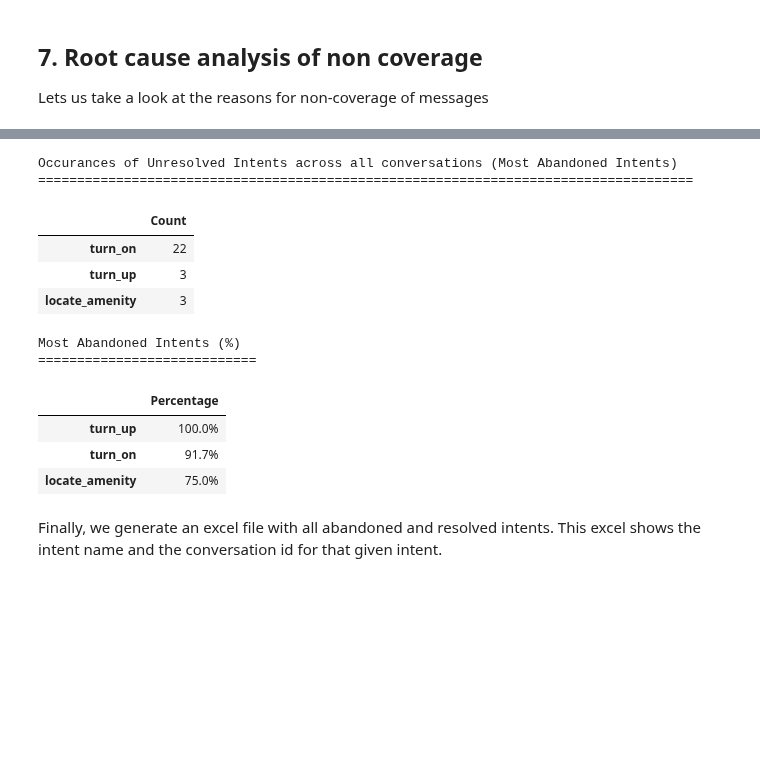
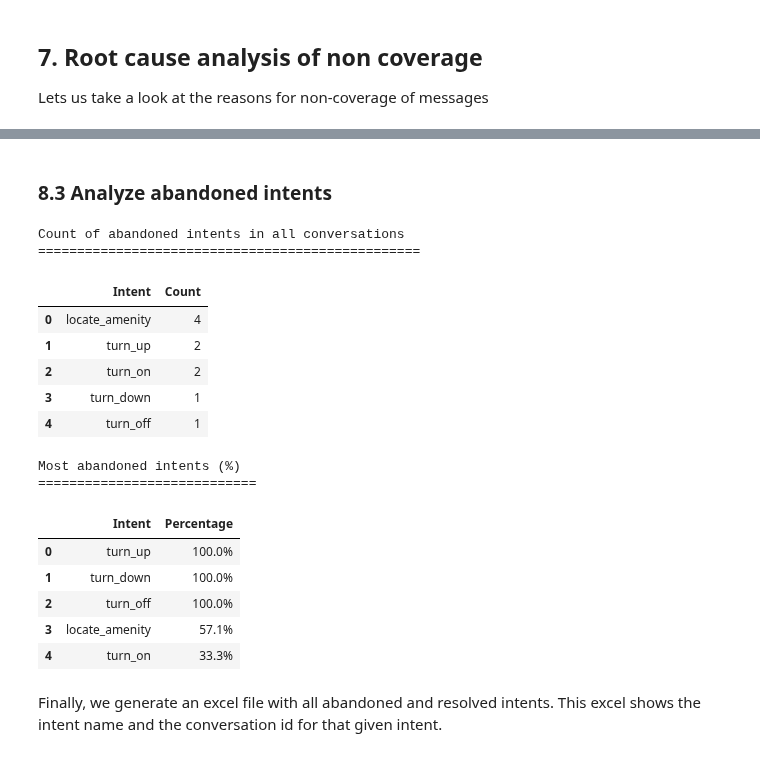
Before and after one commit to watson-developer-cloud/assistant-improve-recommendations-notebook, a Jupyter notebook: notebook/Measure Notebook.ipynb, the cells around one changed output, grey strips where cells are left out. Saved outputs shown, nothing was run; the diff lists cells and outputs as text; code cells hidden in the pictures; blank space fills up the shorter version.

```diff
--- a/notebook/Measure Notebook.ipynb
+++ b/notebook/Measure Notebook.ipynb
@@ -809,3 +818,5 @@ Most Resolved Intents (%)
+# %% [markdown]
+###  8.3 Analyze abandoned intents<a id="abandoned_intents"></a>
 # %%
 # Creates lists of started and completed intents
 a = df_intent_completed.values.tolist()
@@ -823,63 +834,64 @@ for pair in a:
 df_intent_abandoned = pd.DataFrame(data=b)
 
 # Groups each pair (conversation id, intent abandoned), and show number of occurances of each abandoned intent
-final_intent_abandoned = df_intent_abandoned[1].value_counts().to_frame()
-final_intent_abandoned.columns = ['Count']
+final_intent_abandoned = df_intent_abandoned[1].value_counts().reset_index()
+final_intent_abandoned.columns = ['Intent','Count']
 
-intent_abandoned_title = '\nOccurances of Unresolved Intents across all conversations (Most Abandoned Intents)\n'
-print(intent_abandoned_title, "=" * len(intent_abandoned_title),'\n', sep = '')
+intent_abandoned_title = '\nCount of abandoned intents in all conversations\n'
+print(intent_abandoned_title, "=" * len(intent_abandoned_title),'', sep = '')
 display(HTML(final_intent_abandoned.to_html()))
 
-# gets dataframe with rows of resolved intents
-aban_intent = final_intent_abandoned.reset_index()
 # convert dataframe to a list
-aban_intent_list = aban_intent.values.tolist()
+aban_intent_list = final_intent_abandoned.values.tolist()
 # gets list of started intents
 all_intent = df_intent_started[start_intent_variable].value_counts().reset_index().values.tolist()
 
 # empty buffer list to store each rows of data
 data = []
 
 # Slow algorithm but works nonetheless
 # Looping over resolved intents list. Each element contains a pair of intent and count
 for pair_ab in aban_intent_list:
     # Looping over each row of started intents. Each row contains a pair of intent and count
     for pair_all in all_intent:
         # Checks if the intent name matches in started and resolved intents
         if pair_ab[0] == pair_all[0]:
             # Then acccesses the count from that matched intent, and calculates percentage
             perc = (pair_ab[1]/pair_all[1])*100
             # Adds the matched intent name and percentage to data list
             data.append([pair_ab[0],perc])
 
 # Creates a new dataframe with data list
-final_aban = pd.DataFrame(data=data)
+abandoned_percentage = pd.DataFrame(data=data).reset_index(drop=True)
 
 # Formats the dataframe, and orders data in descending order (shows highest percentage first)
-final_aban = final_aban.set_index(0)
-final_aban.index.name = None
-final_aban.columns = ['Percentage']
-final_aban.sort_values(ascending=False,inplace=True, by='Percentage')
+abandoned_percentage.columns = ['Intent','Percentage']
+abandoned_percentage.sort_values(ascending=False,inplace=True, by='Percentage')
+abandoned_percentage.reset_index(drop=True, inplace=True)
 
 # Formats the data in the percentage column to include '%', and 1 decimal point
-final_aban['Percentage'] = final_aban['Percentage'].apply(lambda x: "{0:.1f}%".format(x))
+abandoned_percentage['Percentage'] = abandoned_percentage['Percentage'].apply(lambda x: "{0:.1f}%".format(x))
 
-most_abandoned_intents = "\nMost Abandoned Intents (%)\n"
-print(most_abandoned_intents, "=" * len(most_abandoned_intents),'\n', sep = '')
-display(HTML(final_aban.to_html()))
+most_abandoned_intents = "\nMost abandoned intents (%)\n"
+print(most_abandoned_intents, "=" * len(most_abandoned_intents),'', sep = '')
+display(HTML(abandoned_percentage.to_html()))
 # %% [output]
-Occurances of Unresolved Intents across all conversations (Most Abandoned Intents)
-====================================================================================
+Count of abandoned intents in all conversations
+=================================================
-|  | Count |
-| turn_on | 22 |
-| turn_up | 3 |
-| locate_amenity | 3 |
+|  | Intent | Count |
+| 0 | locate_amenity | 4 |
+| 1 | turn_up | 2 |
+| 2 | turn_on | 2 |
+| 3 | turn_down | 1 |
+| 4 | turn_off | 1 |
-Most Abandoned Intents (%)
+Most abandoned intents (%)
 ============================
-|  | Percentage |
-| turn_up | 100.0% |
-| turn_on | 91.7% |
-| locate_amenity | 75.0% |
+|  | Intent | Percentage |
+| 0 | turn_up | 100.0% |
+| 1 | turn_down | 100.0% |
+| 2 | turn_off | 100.0% |
+| 3 | locate_amenity | 57.1% |
+| 4 | turn_on | 33.3% |
 # %% [markdown]
 Finally, we generate an excel file with all abandoned and resolved intents. This excel shows the intent name and the conversation id for that given intent.
 # %%
```
Also changed, not shown: parts of 18 cells of this notebook.
